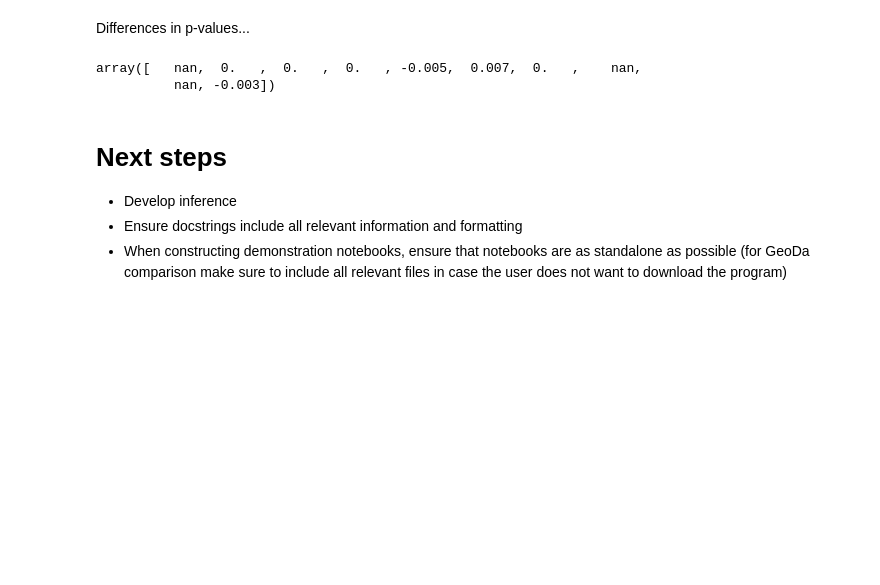
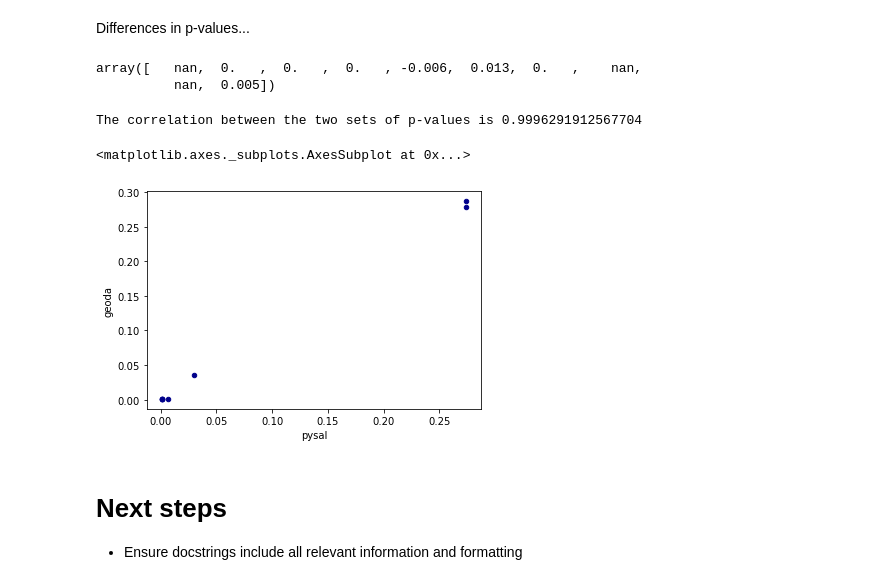
Before and after one commit to jeffcsauer/GSOC2020, a Jupyter notebook: validation/Validation_LJC_multivariate.ipynb, the cells around one changed output. Drawn from its saved outputs; the diff is of its cells as text; code cells hidden in the pictures; blank space fills up the shorter version.

```diff
--- a/validation/Validation_LJC_multivariate.ipynb
+++ b/validation/Validation_LJC_multivariate.ipynb
@@ -61,7 +61,7 @@ print(x)
 print(z)
 print(y)
 # ensure weights are binary transformed
-w.transformation = 'b'
+w.transform = 'b'
 # %% [output]
 [0 0 0 0 0 0 0 0 1 1 1 1 1 1 1 1]
 [0 1 0 1 1 1 1 1 0 0 1 1 0 0 1 1]
@@ -229,6 +223,7 @@ import numpy as np
 import pandas as pd
 from scipy import sparse
 from sklearn.base import BaseEstimator
+from libpysal import weights
 
 PERMUTATIONS = 999
 
@@ -238,7 +233,7 @@ class Local_Join_Count_MV(BaseEstimator):
 
     def __init__(self, connectivity=None, permutations=PERMUTATIONS):
         """
-        Initialize a Join_Counts_Local estimator
+        Initialize a Local_Join_Count_MV estimator
         Arguments
         ---------
         connectivity:   scipy.sparse matrix object
@@ -246,8 +241,10 @@ class Local_Join_Count_MV(BaseEstimator):
                         between observed units. Will be row-standardized.
         Attributes
         ----------
-        MJC_:  numpy.ndarray (1,)
-               array containing the Multivariate Local Join Counts ...
+        LJC       :   numpy.ndarray
+                      array containing the estimated Multivariate Local Join Counts.
+        p_sim       :   numpy.ndarray
+                        array containing the simulated p-values for each unit.
         """
 
         self.connectivity = connectivity
@@ -268,7 +265,9 @@ class Local_Join_Count_MV(BaseEstimator):
         """
 
         w = self.connectivity
-        w.transformation = 'b'
+        # Fill the diagonal with 0s
+        w = weights.util.fill_diagonal(w, val=0)
+        w.transform = 'b'
 
         self.n = len(variables[0])
         self.w = w
@@ -277,18 +276,18 @@ class Local_Join_Count_MV(BaseEstimator):
 
         self.ext = np.prod(np.vstack(variables), axis=0)
 
-        self.MJC_ = self._statistic(variables, w)
+        self.LJC = self._statistic(variables, w)
 
         if permutations:
             self._crand()
             sim = np.transpose(self.rjoins)
-            above = sim >= self.MJC_
+            above = sim >= self.LJC
             larger = above.sum(0)
             low_extreme = (self.permutations - larger) < larger
             larger[low_extreme] = self.permutations - larger[low_extreme]
-            # 1 - simulated p-value? or just the simulated p-value?
-            # values of 0.001 seem to be NA or error?
             self.p_sim = (larger + 1.0) / (permutations + 1.0)
+            # Set p-values for those with LJC of 0 to NaN
+            self.p_sim[self.LJC==0] = 'NaN'
 
         return self
 
@@ -406,7 +405,7 @@ Ideally, we would look to compare the output to the values from the original Ans
 We first load in the Baltimore Housing Sales dataset.
 # %%
 import geopandas as gpd
-balt = gpd.read_file('C:/Users/jeffe/Dropbox/GSOC2020/validation/data/baltimore/baltimore_housing.shp')
+balt = gpd.read_file('https://github.com/jeffcsauer/GSOC2020/raw/master/validation/data/baltimore/baltimore_housing.gpkg')
 balt.head()
 # %% [output]
 |  | station | price | nroom | dwell | nbath | patio | firepl | ac | bment | nstor | gar | ... |
@@ -456,7 +455,7 @@ array([0, 4, 5, 5, 3, 1, 4, 0, 0, 1, 0, 0, 0, 0, 0, 0, 0, 0, 0, 0, 0, 0,
 Now let's read in the results from GeoDa analysis.
 # %%
 # Load GeoDa analysis results
-GeoDa_LJC = pd.read_csv('C:/Users/jeffe/Dropbox/GSOC2020/validation/data/baltimore/balt_knn_5_LJC_multivariate.csv')
+GeoDa_LJC = pd.read_csv('https://github.com/jeffcsauer/GSOC2020/raw/master/validation/data/baltimore/balt_knn_5_LJC_multivariate.csv')
 GeoDa_LJC.head(10)
 # %% [output]
 |  | station | price | nroom | dwell | nbath | patio | firepl | ac | bment | nstor | gar | ... |
@@ -499,11 +498,22 @@ Differences in p-values...
 # %%
 test_results.p_sim[0:10] - np.array(GeoDa_LJC.MV_PP_VAL[0:10])
 # %% [output]
-array([   nan,  0.   ,  0.   ,  0.   , -0.005,  0.007,  0.   ,    nan,
-          nan, -0.003])
+array([   nan,  0.   ,  0.   ,  0.   , -0.006,  0.013,  0.   ,    nan,
+          nan,  0.005])
-# %% [markdown]
-# Next steps
-
-- Develop inference
-- Ensure docstrings include all relevant information and formatting
-- When constructing demonstration notebooks, ensure that notebooks are as standalone as possible (for GeoDa comparison make sure to include all relevant files in case the user does not want to download the program)
+# %%
+# Assess correlation between p-values
+corrdf = pd.DataFrame(test_results.p_sim, GeoDa_LJC.MV_PP_VAL).reset_index()
+corrdf.columns = ['pysal', 'geoda']
+print("The correlation between the two sets of p-values is", corrdf['pysal'].corr(corrdf['geoda']))
+
+corrdf.plot.scatter(x='pysal',
+                    y='geoda',
+                    c='DarkBlue')
+# %% [output]
+The correlation between the two sets of p-values is 0.9996291912567704
+<matplotlib.axes._subplots.AxesSubplot at 0x...>
+[figure, added]
+# %% [markdown]
+# Next steps
+
+- Ensure docstrings include all relevant information and formatting
```
Also changed, not shown: parts of 9 cells of this notebook, 4 other files.
